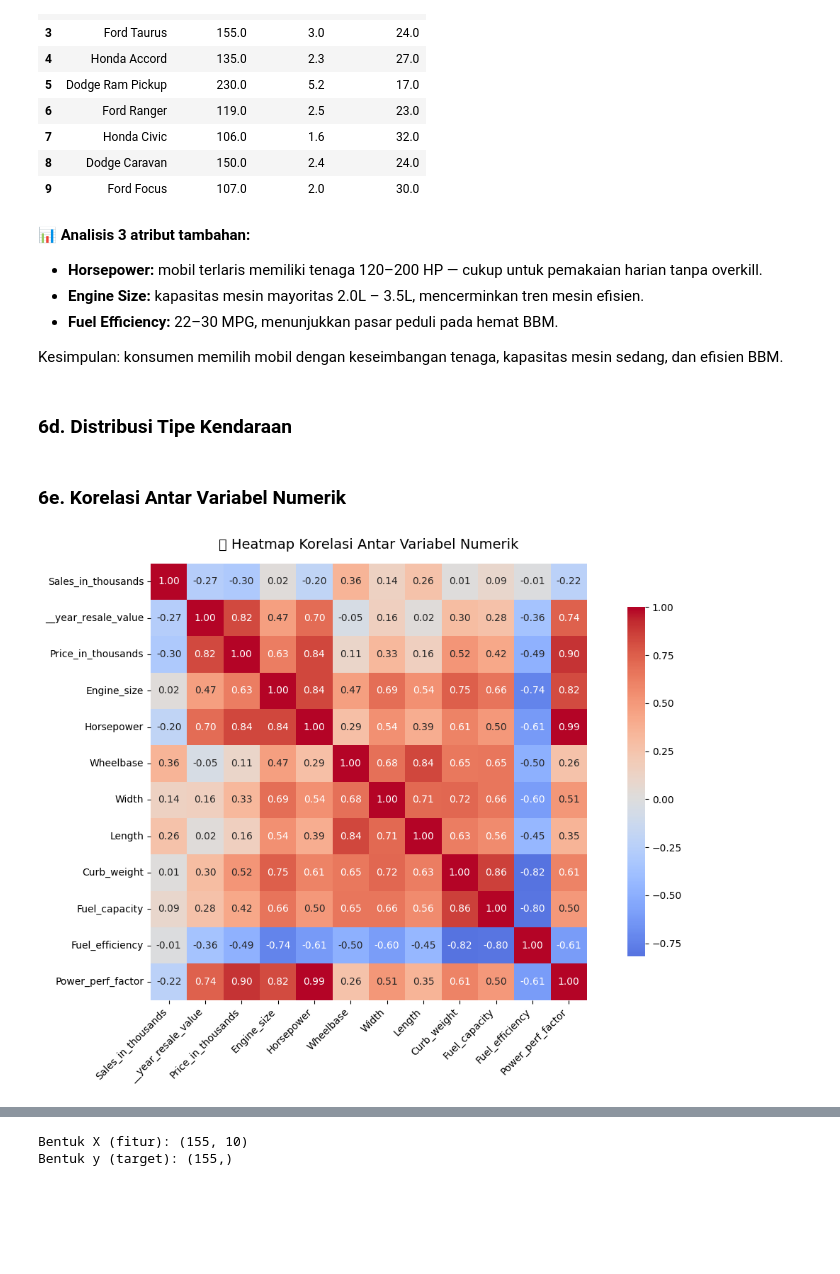
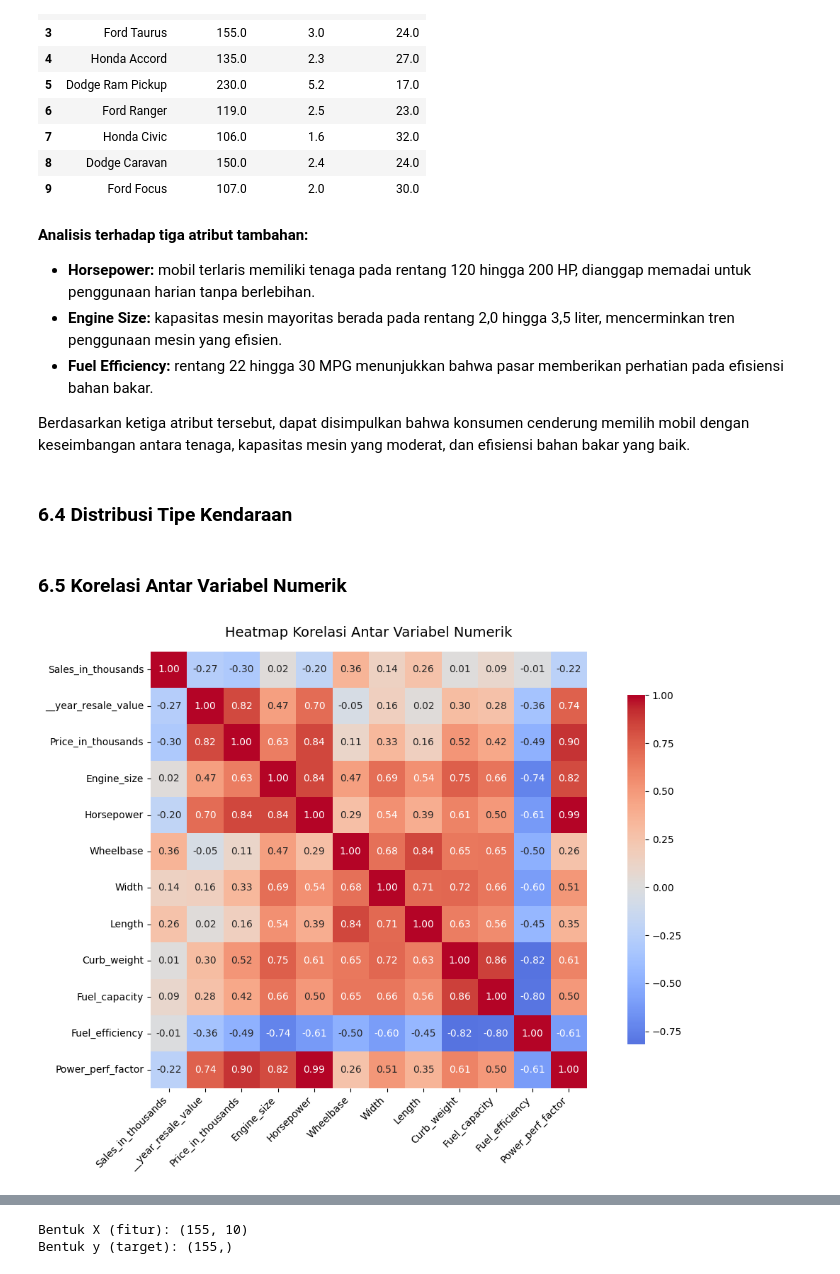
Before and after one commit to padiil/uas-sains-data-car-price, a Jupyter notebook: Final_Project_Sains_Data_Fadhil_237006082.ipynb, the cells around one changed output, grey strips where cells are left out. Saved outputs shown, nothing was run; the diff lists cells and outputs as text; code cells hidden in the pictures; blank space fills up the shorter version.

```diff
--- a/Final_Project_Sains_Data_Fadhil_237006082.ipynb
+++ b/Final_Project_Sains_Data_Fadhil_237006082.ipynb
@@ -359,15 +355,15 @@ fig.update_traces(textposition='outside')
 fig.update_layout(height=400, xaxis_tickangle=-30)
 fig.show()
 # %% [markdown]
-**📊 Analisis 3 atribut tambahan:**
+**Analisis terhadap tiga atribut tambahan:**
 
-- **Horsepower:** mobil terlaris memiliki tenaga 120–200 HP — cukup untuk pemakaian harian tanpa overkill.
-- **Engine Size:** kapasitas mesin mayoritas 2.0L – 3.5L, mencerminkan tren mesin efisien.
-- **Fuel Efficiency:** 22–30 MPG, menunjukkan pasar peduli pada hemat BBM.
+- **Horsepower:** mobil terlaris memiliki tenaga pada rentang 120 hingga 200 HP, dianggap memadai untuk penggunaan harian tanpa berlebihan.
+- **Engine Size:** kapasitas mesin mayoritas berada pada rentang 2,0 hingga 3,5 liter, mencerminkan tren penggunaan mesin yang efisien.
+- **Fuel Efficiency:** rentang 22 hingga 30 MPG menunjukkan bahwa pasar memberikan perhatian pada efisiensi bahan bakar.
 
-Kesimpulan: konsumen memilih mobil dengan keseimbangan tenaga, kapasitas mesin sedang, dan efisien BBM.
+Berdasarkan ketiga atribut tersebut, dapat disimpulkan bahwa konsumen cenderung memilih mobil dengan keseimbangan antara tenaga, kapasitas mesin yang moderat, dan efisiensi bahan bakar yang baik.
 # %% [markdown]
-### 6d. Distribusi Tipe Kendaraan
+### 6.4 Distribusi Tipe Kendaraan
 # %%
 vehicle_dist = df['Vehicle_type'].value_counts().reset_index()
 vehicle_dist.columns = ['Vehicle_type', 'Count']
@@ -380,17 +376,17 @@ fig = px.pie(
 fig.update_traces(textposition='inside', textinfo='percent+label+value')
 fig.show()
 # %% [markdown]
-### 6e. Korelasi Antar Variabel Numerik
+### 6.5 Korelasi Antar Variabel Numerik
 # %%
-# Heatmap korelasi
+# Heatmap korelasi antar variabel numerik
 korelasi = df.select_dtypes(include=[np.number]).corr()
 
 plt.figure(figsize=(12, 8))
 sns.heatmap(korelasi, annot=True, fmt='.2f', cmap='coolwarm', center=0, square=True, cbar_kws={'shrink': 0.8})
-plt.title('🔥 Heatmap Korelasi Antar Variabel Numerik', fontsize=14, pad=15)
+plt.title('Heatmap Korelasi Antar Variabel Numerik', fontsize=14, pad=15)
 plt.xticks(rotation=45, ha='right')
 plt.tight_layout()
 plt.show()
 # %% [output]
-[figure, old version]
+[figure, new version]
 # %% [markdown]
```
Also changed, not shown: parts of 42 cells of this notebook.
